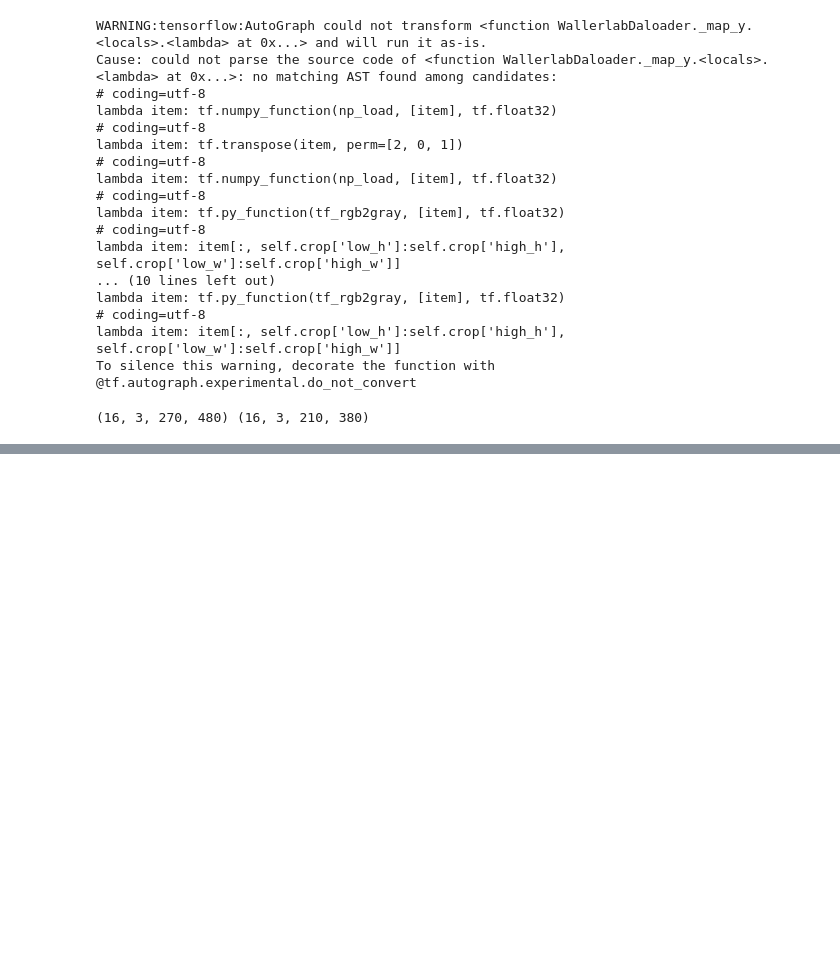
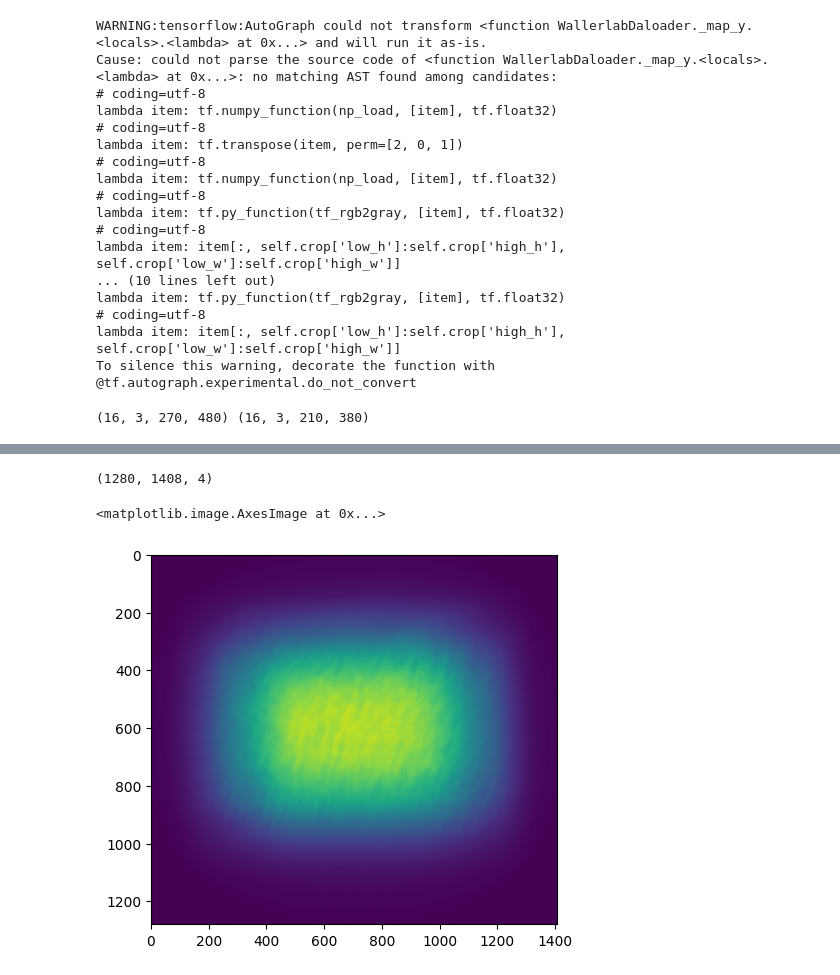
Before and after one commit to jonreymond/lensless_ml, a Jupyter notebook: draft.ipynb, the cells around one changed output, grey strips where cells are left out. Drawn from its saved outputs; the diff is of its cells as text; code cells hidden in the pictures; blank space fills up the shorter version.

```diff
--- a/draft.ipynb
+++ b/draft.ipynb
@@ -612,0 +672,10 @@ for i in train_generator:
+# %%
+cropped_img = img[crop_config_x['low_h'] : crop_config_x['high_h'],
+                      crop_config_x['low_w'] : crop_config_x['high_w'],:]
+
+print(cropped_img.shape)
+plt.imshow(cropped_img[:, :, 0])
+# %% [output]
+(1280, 1408, 4)
+<matplotlib.image.AxesImage at 0x...>
+[figure, added]
```
Also changed, not shown: parts of 18 cells of this notebook, 10 other files.
